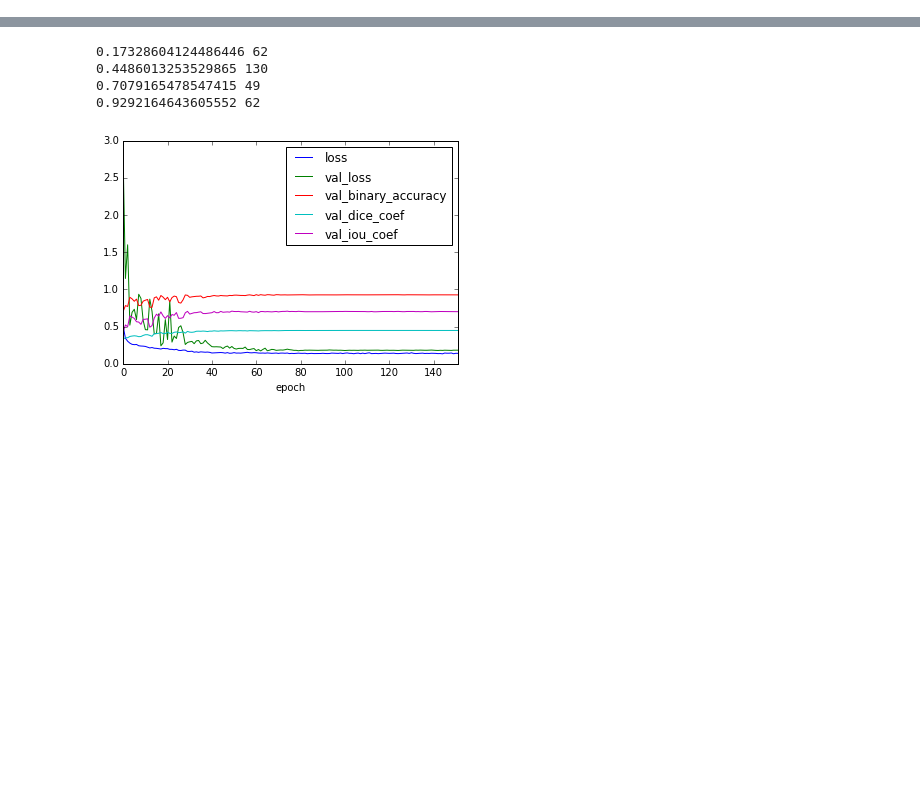
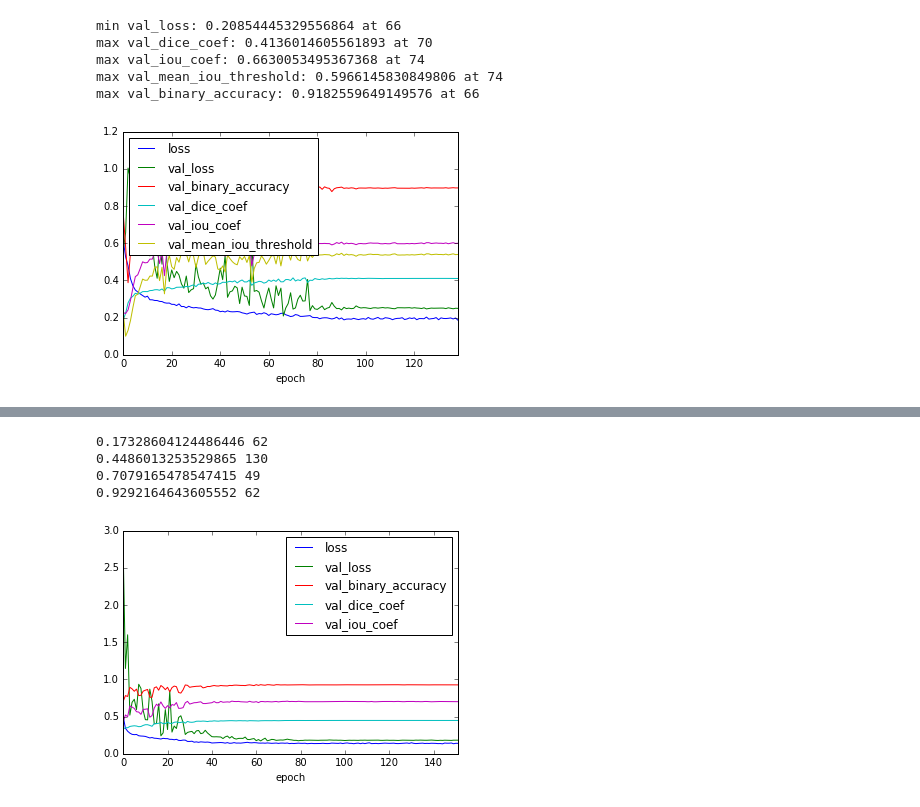
Before and after one commit to yusuke0324/tgs-salt-identification, a Jupyter notebook: vis_log.ipynb, the cells around one changed output, grey strips where cells are left out. Cells and saved outputs as stored; diff of their text form; code cells hidden in the pictures; blank space fills up the shorter version.

```diff
--- a/vis_log.ipynb
+++ b/vis_log.ipynb
@@ -34,0 +67,17 @@ def show_train_params(dir_name):
+# %%
+log1 = show_log('2018_0808_2045', col=['epoch','loss', 'val_loss', 'val_binary_accuracy', 'val_dice_coef', 'val_iou_coef', 'val_mean_iou_threshold'], show_params=False)
+print('min val_loss: {} at {}'.format(np.min(log1.val_loss), np.argmin(log1.val_loss)))
+print('max val_dice_coef: {} at {}'.format(np.max(log1.val_dice_coef), np.argmax(log1.val_dice_coef)))
+print('max val_iou_coef: {} at {}'.format(np.max(log1.val_iou_coef), np.argmax(log1.val_iou_coef)))
+print('max val_mean_iou_threshold: {} at {}'.format(np.max(log1.val_mean_iou_threshold), np.argmax(log1.val_mean_iou_threshold)))
+print('max val_binary_accuracy: {} at {}'.format(np.max(log1.val_binary_accuracy), np.argmax(log1.val_binary_accuracy)))
+# loss = bce
+# depth is not normalized
+# optimizer = keras.optimizers.SGD(lr=0.01, momentum=0.9, decay=0.0, nesterov=True)
+# %% [output]
+min val_loss: 0.20854445329556864 at 66
+max val_dice_coef: 0.4136014605561893 at 70
+max val_iou_coef: 0.6630053495367368 at 74
+max val_mean_iou_threshold: 0.5966145830849806 at 74
+max val_binary_accuracy: 0.9182559649149576 at 66
+[figure, added]
```
Also changed, not shown: parts of 5 cells of this notebook, 6 other files.
